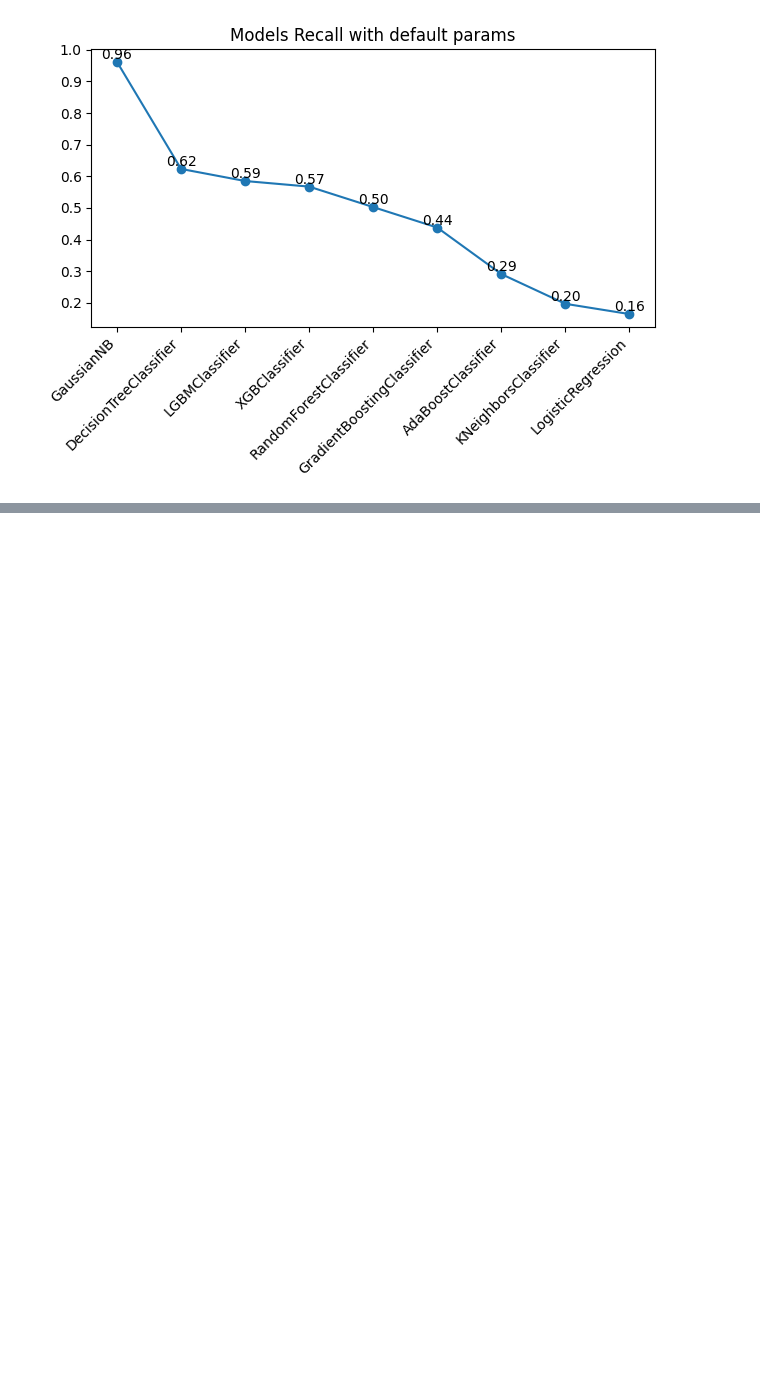
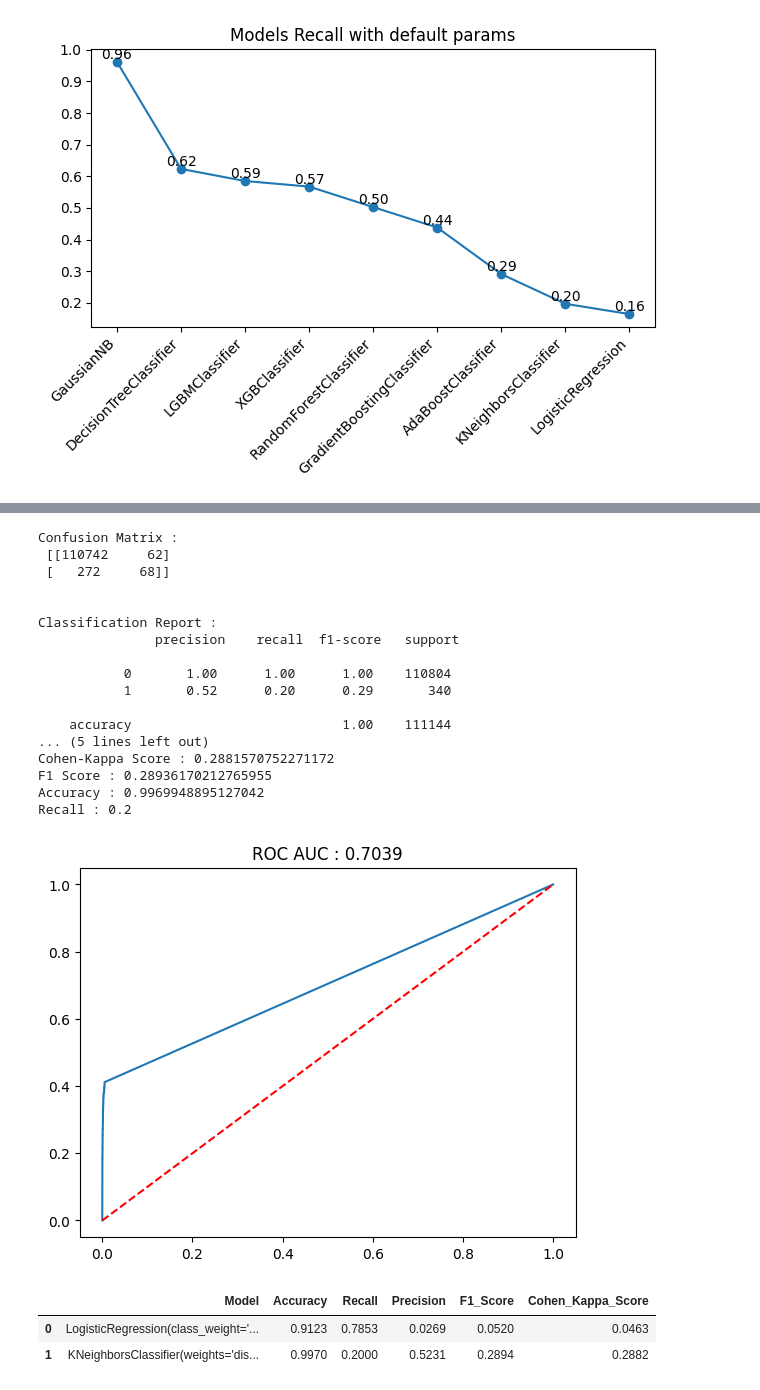
Before and after one commit to Shubham-S151/End-to-End-MLOps-Pipeline, a Jupyter notebook: notebooks/Credit_Card_Fraud_Data/7_Model_Training.ipynb, the cells around one changed output, grey strips where cells are left out. Cells and saved outputs as stored; diff of their text form; code cells hidden in the pictures; blank space fills up the shorter version.

```diff
--- a/notebooks/Credit_Card_Fraud_Data/7_Model_Training.ipynb
+++ b/notebooks/Credit_Card_Fraud_Data/7_Model_Training.ipynb
@@ -477,0 +553,25 @@ plt.tight_layout()
+# %%
+classification_model_scores(KNeighborsClassifier(weights="distance"),x_train
+                            ,y_train,x_test,y_test)
+# %% [output]
+Confusion Matrix :
+ [[110742     62]
+ [   272     68]]
+
+
+Classification Report :
+               precision    recall  f1-score   support
+
+           0       1.00      1.00      1.00    110804
+           1       0.52      0.20      0.29       340
+
+    accuracy                           1.00    111144
+... (5 lines left out)
+Cohen-Kappa Score : 0.2881570752271172
+F1 Score : 0.28936170212765955
+Accuracy : 0.9969948895127042
+Recall : 0.2
+[figure, added]
+|  | Model | Accuracy | Recall | Precision | F1_Score | Cohen_Kappa_Score |
+| 0 | LogisticRegression(class_weight='... | 0.9123 | 0.7853 | 0.0269 | 0.0520 | 0.0463 |
+| 1 | KNeighborsClassifier(weights='dis... | 0.9970 | 0.2000 | 0.5231 | 0.2894 | 0.2882 |
```
Also changed, not shown: parts of 10 cells of this notebook, 4 other files.
